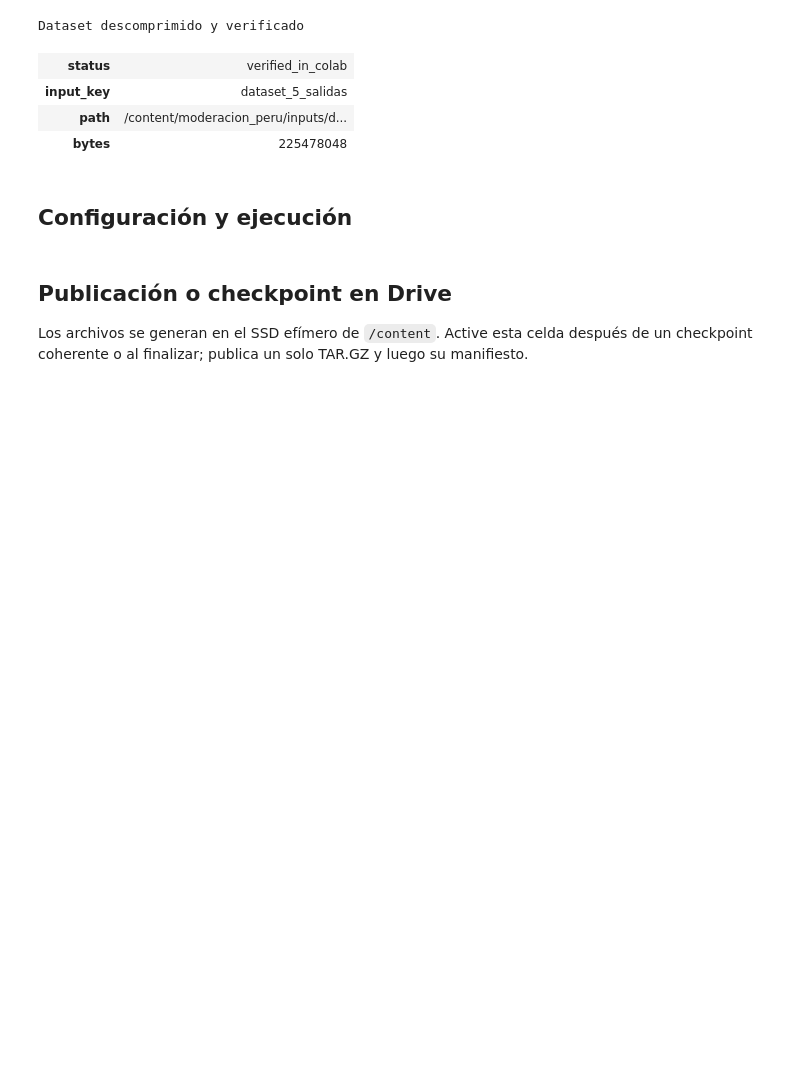
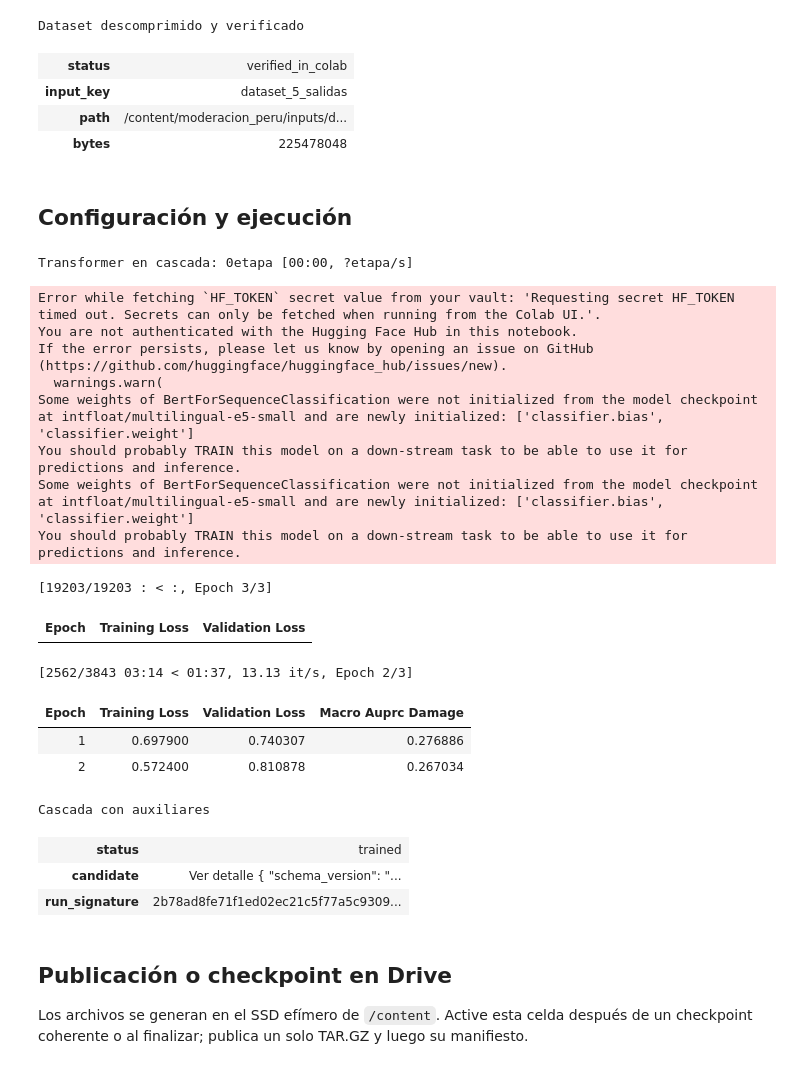
Before and after one commit to lkoc/Trabajo_PLN-MIA-Grupo4, a Jupyter notebook: flujo/03_entrenamiento/03_03_transformer_cascada.ipynb, the cells around one changed output. Saved outputs shown, nothing was run; the diff lists cells and outputs as text; code cells hidden in the pictures; blank space fills up the shorter version.

```diff
--- a/flujo/03_entrenamiento/03_03_transformer_cascada.ipynb
+++ b/flujo/03_entrenamiento/03_03_transformer_cascada.ipynb
@@ -425,15 +456,35 @@ Dataset descomprimido y verificado
 # %%
 from moderacion_peru.experiments import train_neural_experiment
 DATA=COLAB_CONTEXT.input('dataset_5_salidas') if COLAB_CONTEXT else ROOT/'datos/model_ready/v2/dataset_5_salidas.jsonl'
 OUTPUT_ROOT=COLAB_CONTEXT.scratch_output_dir if COLAB_CONTEXT else ROOT/'modelos/v2/cascada'
 DEVICE='cuda' if COLAB_CONTEXT else 'auto'
 SAFE_TO_DAMAGE_RATIO=4.0
-RUN_TRAINING=False
+RUN_TRAINING=True
 if RUN_TRAINING:
     cascade_result=run_with_progress('Transformer en cascada',train_neural_experiment,DATA,OUTPUT_ROOT,experiment='cascade',device=DEVICE,safe_to_damage_ratio=SAFE_TO_DAMAGE_RATIO,progress_unit='etapa')
     show_result('Cascada con auxiliares',cascade_result,tone='success')
 else:
     show_summary('Configuración preliminar',{'compuerta':'cualquier daño + 14 finas + 3 flags','rama_daño':4,'diagnóstico':'propagación de error; comparación plana en 03_07','progreso':'Trainer por lote/época + barra por etapa','SEGURO_train_validation':'4:1 fijo','test':'natural completo, sellado'},tone='neutral')
+# %% [output]
+Transformer en cascada: 0etapa [00:00, ?etapa/s]
+Error while fetching `HF_TOKEN` secret value from your vault: 'Requesting secret HF_TOKEN timed out. Secrets can only be fetched when running from the Colab UI.'.
+You are not authenticated with the Hugging Face Hub in this notebook.
+If the error persists, please let us know by opening an issue on GitHub (https://github.com/huggingface/huggingface_hub/issues/new).
+  warnings.warn(
+Some weights of BertForSequenceClassification were not initialized from the model checkpoint at intfloat/multilingual-e5-small and are newly initialized: ['classifier.bias', 'classifier.weight']
+You should probably TRAIN this model on a down-stream task to be able to use it for predictions and inference.
+Some weights of BertForSequenceClassification were not initialized from the model checkpoint at intfloat/multilingual-e5-small and are newly initialized: ['classifier.bias', 'classifier.weight']
+You should probably TRAIN this model on a down-stream task to be able to use it for predictions and inference.
+[19203/19203 : < :, Epoch 3/3]
+| Epoch | Training Loss | Validation Loss |
+[2562/3843 03:14 < 01:37, 13.13 it/s, Epoch 2/3]
+| Epoch | Training Loss | Validation Loss | Macro Auprc Damage |
+| 1 | 0.697900 | 0.740307 | 0.276886 |
+| 2 | 0.572400 | 0.810878 | 0.267034 |
+Cascada con auxiliares
+| status | trained |
+| candidate | Ver detalle { "schema_version": "... |
+| run_signature | 2b78ad8fe71f1ed02ec21c5f77a5c9309... |
 # %% [markdown]
 ## Publicación o checkpoint en Drive
 
```
Also changed, not shown: parts of 2 cells of this notebook, 1 other file.
